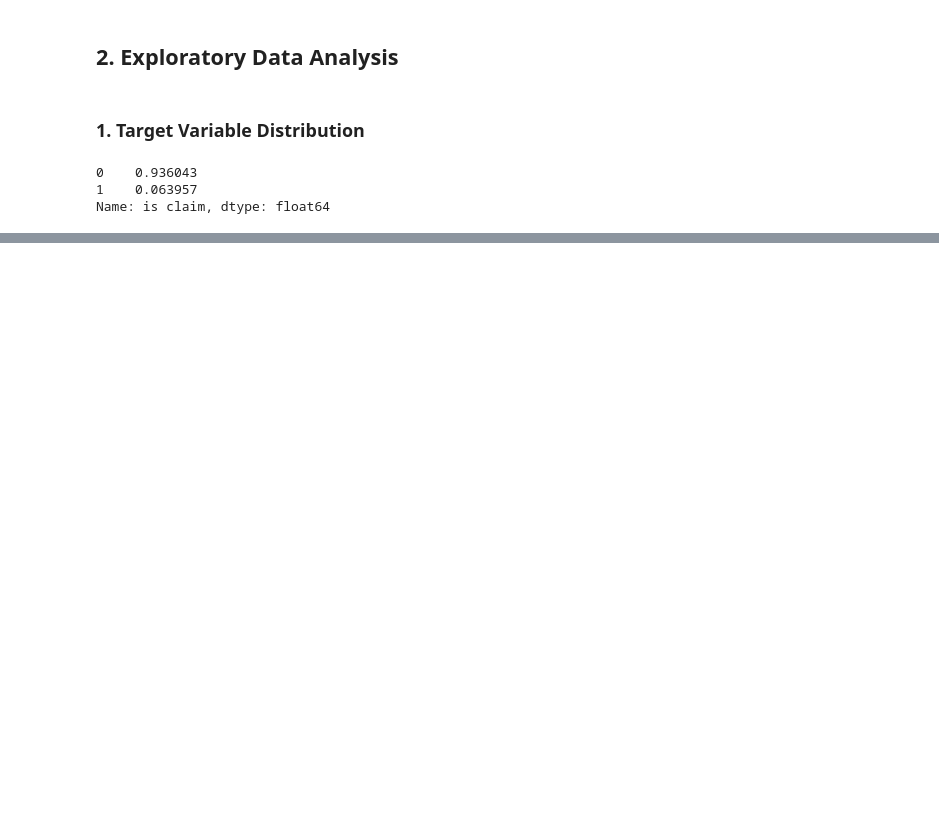
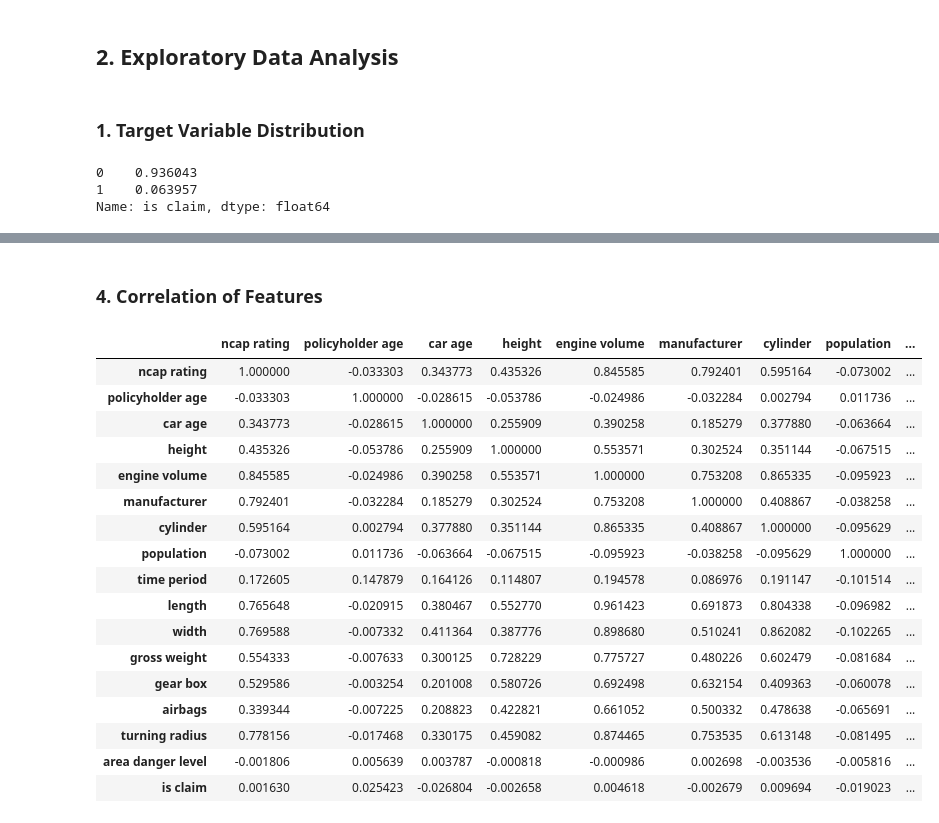
Before and after one commit to Rurushu13/IVAA-Hackaton, a Jupyter notebook: main2.ipynb, the cells around one changed output, grey strips where cells are left out. Saved outputs shown, nothing was run; the diff lists cells and outputs as text; code cells hidden in the pictures; blank space fills up the shorter version.

```diff
--- a/main2.ipynb
+++ b/main2.ipynb
@@ -260,0 +296,23 @@ array([[<AxesSubplot:title={'center':'ID'}>,
+# %% [markdown]
+### 4. Correlation of Features
+# %%
+df.corr()
+# %% [output]
+|  | ncap rating | policyholder age | car age | height | engine volume | manufacturer | cylinder | population | ... |
+| ncap rating | 1.000000 | -0.033303 | 0.343773 | 0.435326 | 0.845585 | 0.792401 | 0.595164 | -0.073002 | ... |
+| policyholder age | -0.033303 | 1.000000 | -0.028615 | -0.053786 | -0.024986 | -0.032284 | 0.002794 | 0.011736 | ... |
+| car age | 0.343773 | -0.028615 | 1.000000 | 0.255909 | 0.390258 | 0.185279 | 0.377880 | -0.063664 | ... |
+| height | 0.435326 | -0.053786 | 0.255909 | 1.000000 | 0.553571 | 0.302524 | 0.351144 | -0.067515 | ... |
+| engine volume | 0.845585 | -0.024986 | 0.390258 | 0.553571 | 1.000000 | 0.753208 | 0.865335 | -0.095923 | ... |
+| manufacturer | 0.792401 | -0.032284 | 0.185279 | 0.302524 | 0.753208 | 1.000000 | 0.408867 | -0.038258 | ... |
+| cylinder | 0.595164 | 0.002794 | 0.377880 | 0.351144 | 0.865335 | 0.408867 | 1.000000 | -0.095629 | ... |
+| population | -0.073002 | 0.011736 | -0.063664 | -0.067515 | -0.095923 | -0.038258 | -0.095629 | 1.000000 | ... |
+| time period | 0.172605 | 0.147879 | 0.164126 | 0.114807 | 0.194578 | 0.086976 | 0.191147 | -0.101514 | ... |
+| length | 0.765648 | -0.020915 | 0.380467 | 0.552770 | 0.961423 | 0.691873 | 0.804338 | -0.096982 | ... |
+| width | 0.769588 | -0.007332 | 0.411364 | 0.387776 | 0.898680 | 0.510241 | 0.862082 | -0.102265 | ... |
+| gross weight | 0.554333 | -0.007633 | 0.300125 | 0.728229 | 0.775727 | 0.480226 | 0.602479 | -0.081684 | ... |
+| gear box | 0.529586 | -0.003254 | 0.201008 | 0.580726 | 0.692498 | 0.632154 | 0.409363 | -0.060078 | ... |
+| airbags | 0.339344 | -0.007225 | 0.208823 | 0.422821 | 0.661052 | 0.500332 | 0.478638 | -0.065691 | ... |
+| turning radius | 0.778156 | -0.017468 | 0.330175 | 0.459082 | 0.874465 | 0.753535 | 0.613148 | -0.081495 | ... |
+| area danger level | -0.001806 | 0.005639 | 0.003787 | -0.000818 | -0.000986 | 0.002698 | -0.003536 | -0.005816 | ... |
+| is claim | 0.001630 | 0.025423 | -0.026804 | -0.002658 | 0.004618 | -0.002679 | 0.009694 | -0.019023 | ... |
```
Also changed, not shown: parts of 14 cells of this notebook, 1 other file.
